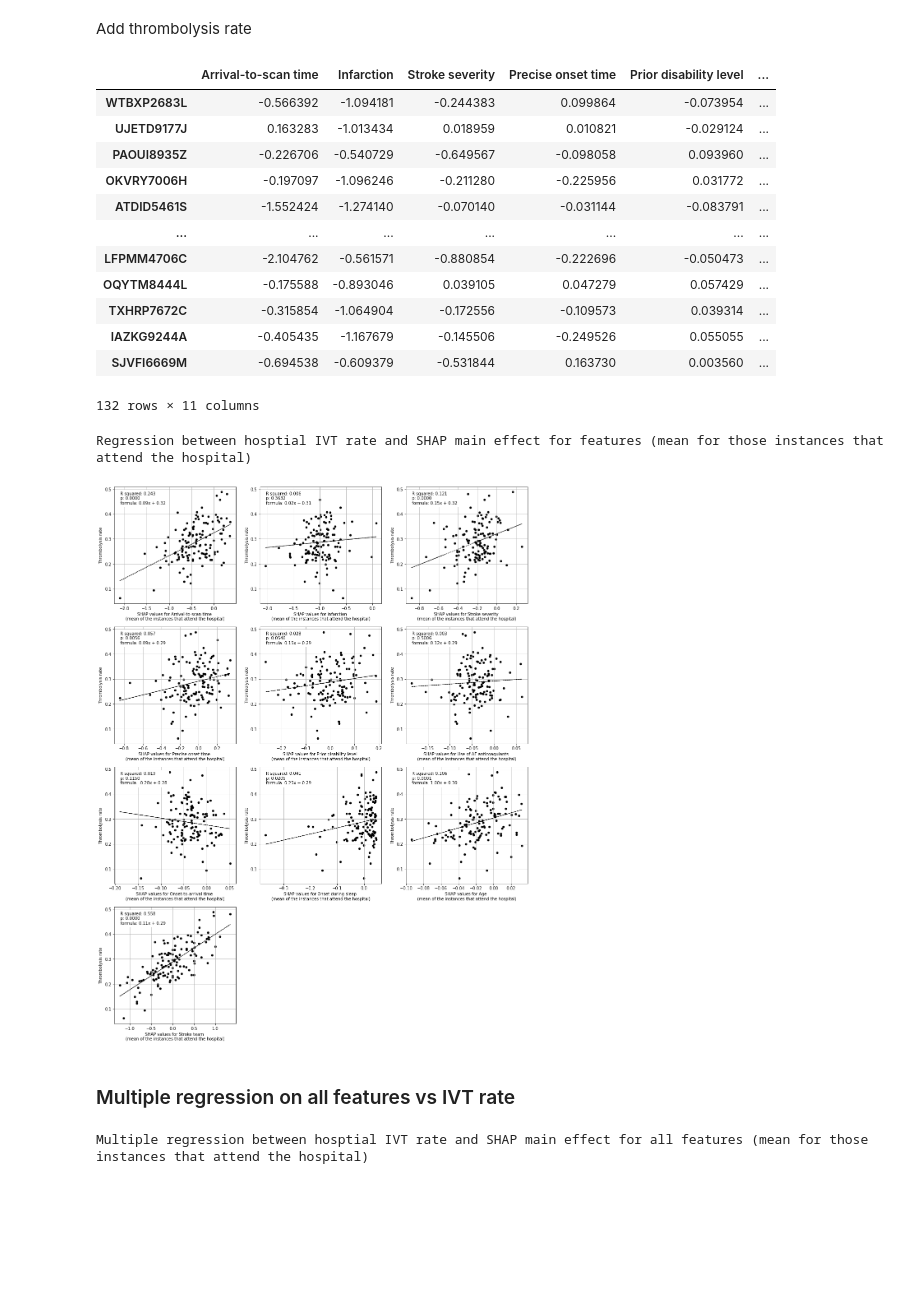
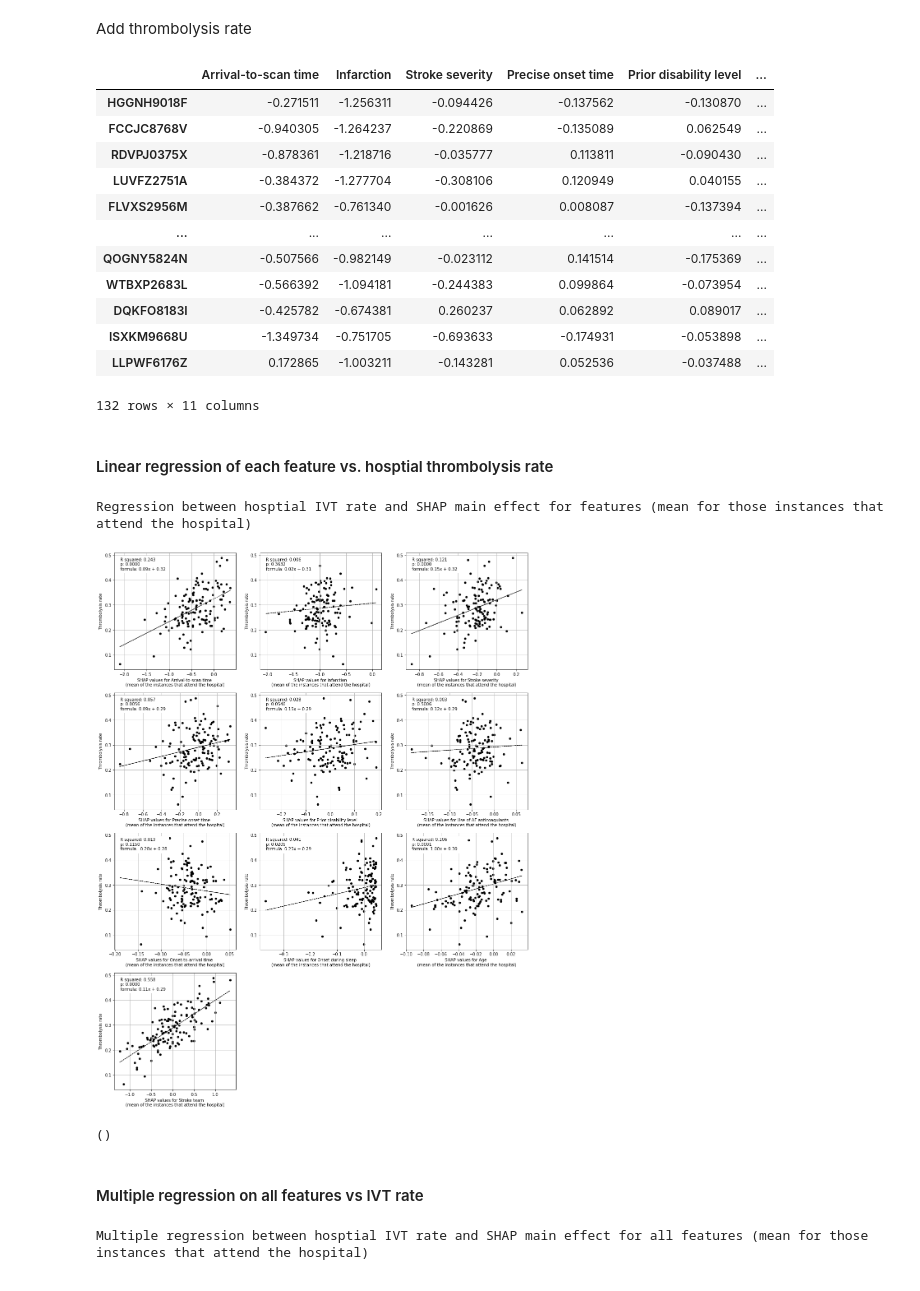
Before and after one commit to samuel-book/samuel_shap_paper_1, a Jupyter notebook: xgb_10_features/03e_xgb_shap_value_and_main_effect_regressions_on_hospital_ivt_rate.ipynb, the cells around one changed output. Drawn from its saved outputs; the diff is of its cells as text; code cells hidden in the pictures; blank space fills up the shorter version.

```diff
--- a/xgb_10_features/03e_xgb_shap_value_and_main_effect_regressions_on_hospital_ivt_rate.ipynb
+++ b/xgb_10_features/03e_xgb_shap_value_and_main_effect_regressions_on_hospital_ivt_rate.ipynb
@@ -213,3 +177,8 @@ Wall time: 315 ms
+# %%
+filename = f'./output/03a_{model_text}_shap_values_extended.p'
+
+with open(filename, 'rb') as filehandler:
+    shap_values_extended = pickle.load(filehandler)
 # %% [markdown]
 The explainer returns the base value which is the same value for all instances [shap_value.base_values], the shap values per feature [shap_value.values]. It also returns the feature dataset values [shap_values.data]. You can (sometimes!) access the feature names from the explainer [explainer.data_feature_names].
 
@@ -249,8 +218,8 @@ shap_values = shap_values_extended.values
 unique_stroketeams_list = list(set(data["Stroke team"]))
 # %%
 # Calculate IVT rate per hosptial
-hosp_ivt_rate = data.groupby(by=["Stroke team"]).mean()["Thrombolysis"]
-hosp_ivt_rate
+df_hosp_ivt_rate = data.groupby(by=["Stroke team"]).mean()["Thrombolysis"]
+df_hosp_ivt_rate
 # %% [output]
 Stroke team
 AGNOF1041H    0.352468
@@ -608,10 +612,8 @@ Read in SHAP interactions from notebook 03b
 # %%
 %%time
+filename = f'./output/03c_{model_text}_shap_interactions.p'
 
-filename = f'./output/03b_{model_text}_shap_interaction_array.p'
 # Load SHAP interaction
 with open(filename, 'rb') as filehandler:
-    shap_interaction = pickle.load(filehandler)
-
-shap_interaction.shape
+    shap_interactions = pickle.load(filehandler)
 # %% [output]
@@ -625,9 +630,9 @@ Get main effect for each feature for each patient
 shap_main_effects = []
 
 # For each patient
-for i in range(shap_interaction.shape[0]):
+for i in range(shap_interactions.shape[0]):
 # Get the main effect value for each of the features
-    main_effects = np.diagonal(shap_interaction[i])
+    main_effects = np.diagonal(shap_interactions[i])
     shap_main_effects.append(main_effects)
 
 # Put main effects in dataframe with features as column title
@@ -640,7 +645,7 @@ df_hosp_shap_main_effects = pd.DataFrame(shap_main_effects,
 shap_of_team_attended = []
 
 # For each patient
-for i in range(shap_interaction.shape[0]):
+for i in range(shap_interactions.shape[0]):
     shap_of_team_attended.append(
         df_hosp_shap_main_effects[f"team_{data['Stroke team'].loc[i]}"].loc[i])
 
@@ -696,22 +701,24 @@ df_mean_shap_main_effect_per_hosp
 Add thrombolysis rate
 # %%
 df_mean_shap_main_effect_per_hosp = (
-                        df_mean_shap_main_effect_per_hosp.join(hosp_ivt_rate))
+                    df_mean_shap_main_effect_per_hosp.join(df_hosp_ivt_rate))
 df_mean_shap_main_effect_per_hosp
 # %% [output]
 |  | Arrival-to-scan time | Infarction | Stroke severity | Precise onset time | Prior disability level | ... |
+| HGGNH9018F | -0.271511 | -1.256311 | -0.094426 | -0.137562 | -0.130870 | ... |
+| FCCJC8768V | -0.940305 | -1.264237 | -0.220869 | -0.135089 | 0.062549 | ... |
+| RDVPJ0375X | -0.878361 | -1.218716 | -0.035777 | 0.113811 | -0.090430 | ... |
+| LUVFZ2751A | -0.384372 | -1.277704 | -0.308106 | 0.120949 | 0.040155 | ... |
+| FLVXS2956M | -0.387662 | -0.761340 | -0.001626 | 0.008087 | -0.137394 | ... |
+| ... | ... | ... | ... | ... | ... | ... |
+| QOGNY5824N | -0.507566 | -0.982149 | -0.023112 | 0.141514 | -0.175369 | ... |
 | WTBXP2683L | -0.566392 | -1.094181 | -0.244383 | 0.099864 | -0.073954 | ... |
-| UJETD9177J | 0.163283 | -1.013434 | 0.018959 | 0.010821 | -0.029124 | ... |
-| PAOUI8935Z | -0.226706 | -0.540729 | -0.649567 | -0.098058 | 0.093960 | ... |
-| OKVRY7006H | -0.197097 | -1.096246 | -0.211280 | -0.225956 | 0.031772 | ... |
-| ATDID5461S | -1.552424 | -1.274140 | -0.070140 | -0.031144 | -0.083791 | ... |
-| ... | ... | ... | ... | ... | ... | ... |
-| LFPMM4706C | -2.104762 | -0.561571 | -0.880854 | -0.222696 | -0.050473 | ... |
-| OQYTM8444L | -0.175588 | -0.893046 | 0.039105 | 0.047279 | 0.057429 | ... |
-| TXHRP7672C | -0.315854 | -1.064904 | -0.172556 | -0.109573 | 0.039314 | ... |
-| IAZKG9244A | -0.405435 | -1.167679 | -0.145506 | -0.249526 | 0.055055 | ... |
-| SJVFI6669M | -0.694538 | -0.609379 | -0.531844 | 0.163730 | 0.003560 | ... |
+| DQKFO8183I | -0.425782 | -0.674381 | 0.260237 | 0.062892 | 0.089017 | ... |
+| ISXKM9668U | -1.349734 | -0.751705 | -0.693633 | -0.174931 | -0.053898 | ... |
+| LLPWF6176Z | 0.172865 | -1.003211 | -0.143281 | 0.052536 | -0.037488 | ... |
 132 rows × 11 columns
+# %% [markdown]
+#### Linear regression of each feature vs. hosptial thrombolysis rate
 # %%
 features_to_plot = ['Arrival-to-scan time','Infarction','Stroke severity',
                     'Precise onset time','Prior disability level',
@@ -725,12 +732,12 @@ print("Regression between hosptial IVT rate and SHAP main effect for features "
       "(mean for those instances that attend the hospital)")
 print()
 plot_regressions(df, features_to_plot, title)
-print ()
 # %% [output]
 Regression between hosptial IVT rate and SHAP main effect for features (mean for those instances that attend the hospital)
 [figure]
+()
 # %% [markdown]
-### Multiple regression on all features vs IVT rate
+#### Multiple regression on all features vs IVT rate
 # %%
 print("Multiple regression between hosptial IVT rate and SHAP main effect for "
       "all features (mean for those instances that attend the hospital)")
```
Also changed, not shown: parts of 43 cells of this notebook.
